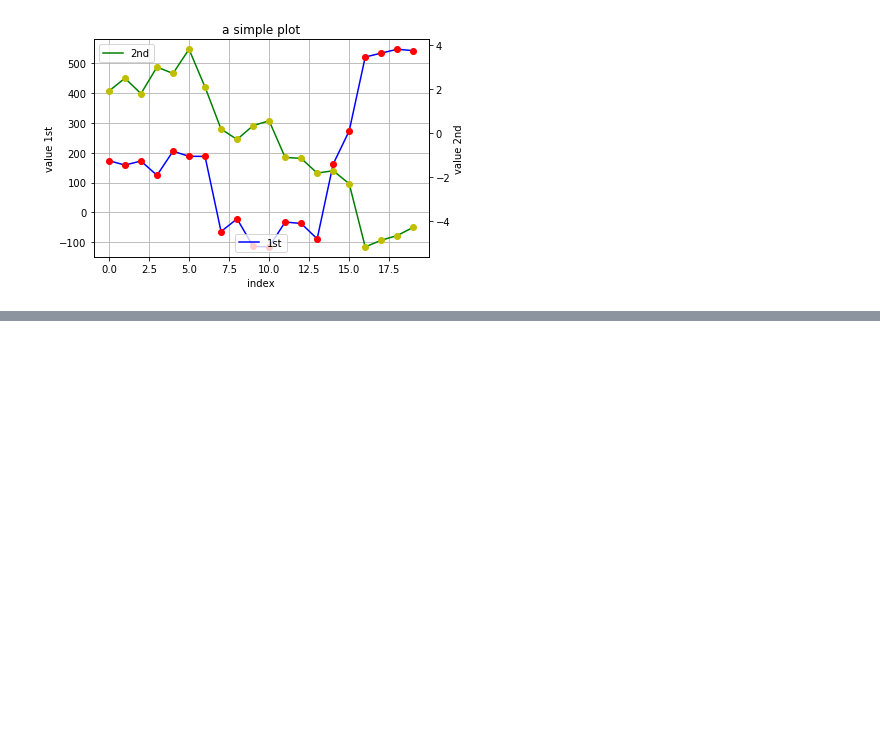
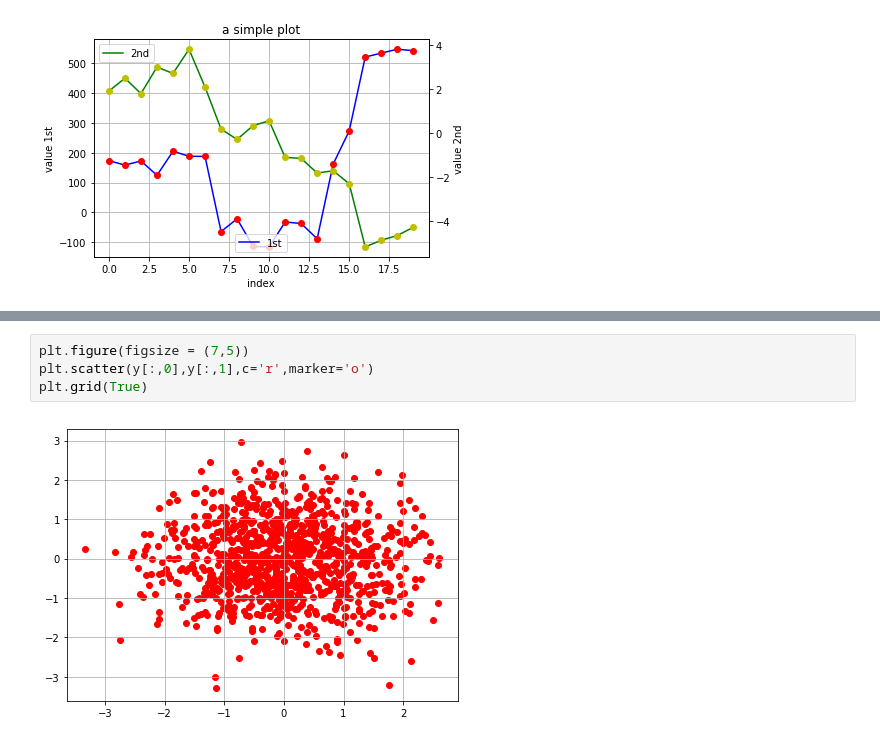
Before and after one commit to liulei2018/pythonfinance, a Jupyter notebook: chapter5.ipynb, the cells around one changed output, grey strips where cells are left out. Drawn from its saved outputs; the diff is of its cells as text; blank space fills up the shorter version.

```diff
--- a/chapter5.ipynb
+++ b/chapter5.ipynb
@@ -121,0 +146,6 @@ plt.ylabel('value 2nd')
+# %%
+plt.figure(figsize = (7,5))
+plt.scatter(y[:,0],y[:,1],c='r',marker='o')
+plt.grid(True)
+# %% [output]
+[figure, added]
```
Also changed, not shown: parts of 6 cells of this notebook, 1 other file.
